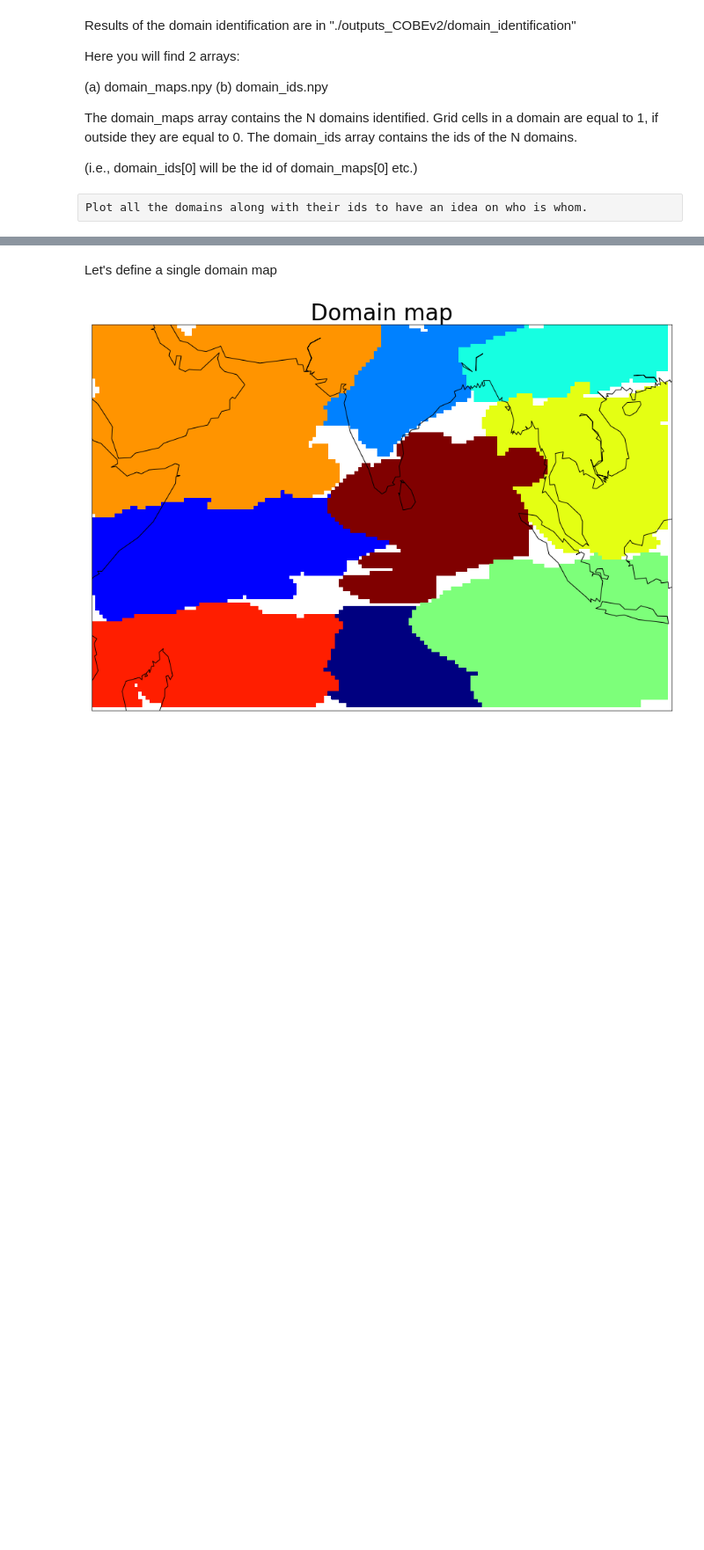
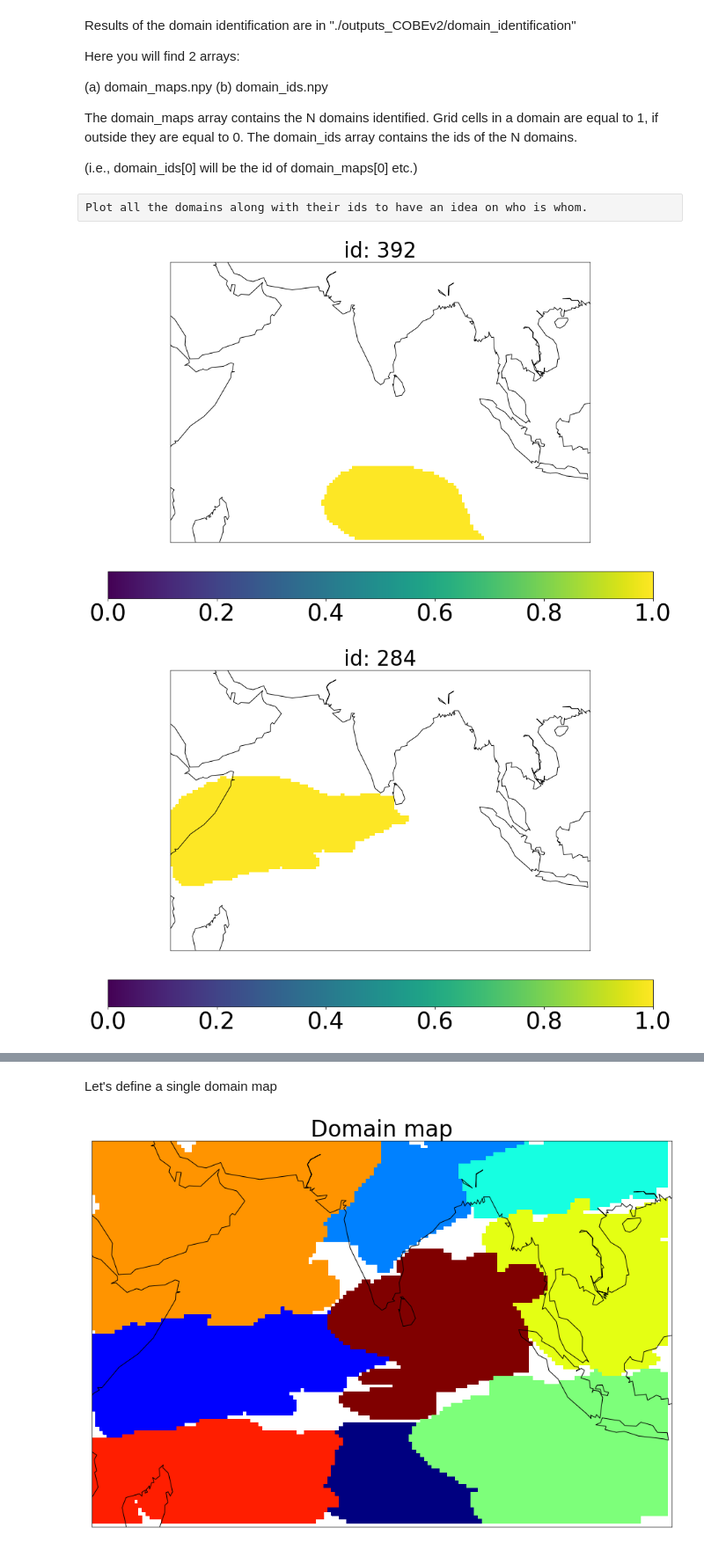
Before and after one commit to FabriFalasca/py-dMaps, a Jupyter notebook: Tutorials/tutorial_test_2.ipynb, the cells around one changed output, grey strips where cells are left out. Shown at 88% size. Cells and saved outputs as stored; diff of their text form; code cells hidden in the pictures; blank space fills up the shorter version.

```diff
--- a/Tutorials/tutorial_test_2.ipynb
+++ b/Tutorials/tutorial_test_2.ipynb
@@ -133,6 +133,13 @@ d_maps = np.load(path_domain_maps)
 d_ids = np.load(path_domain_ids)
 # %% [raw]
 Plot all the domains along with their ids to have an idea on who is whom.
+# %%
+d_maps_to_plot = d_maps.copy()
+# %%
+d_maps_to_plot[d_maps_to_plot==0] = np.nan
 # %%
-for i in range(len(d_maps)):
-    plot(d_maps[i],1,0,"id: "+str( d_ids[i]))
+for i in range(len(d_maps_to_plot)):
+    plot(d_maps_to_plot[i],1,0,"id: "+str( d_ids[i]))
+# %% [output]
+[figure, added]
+[figure, added]
```
Also changed, not shown: parts of 1 cell of this notebook.
